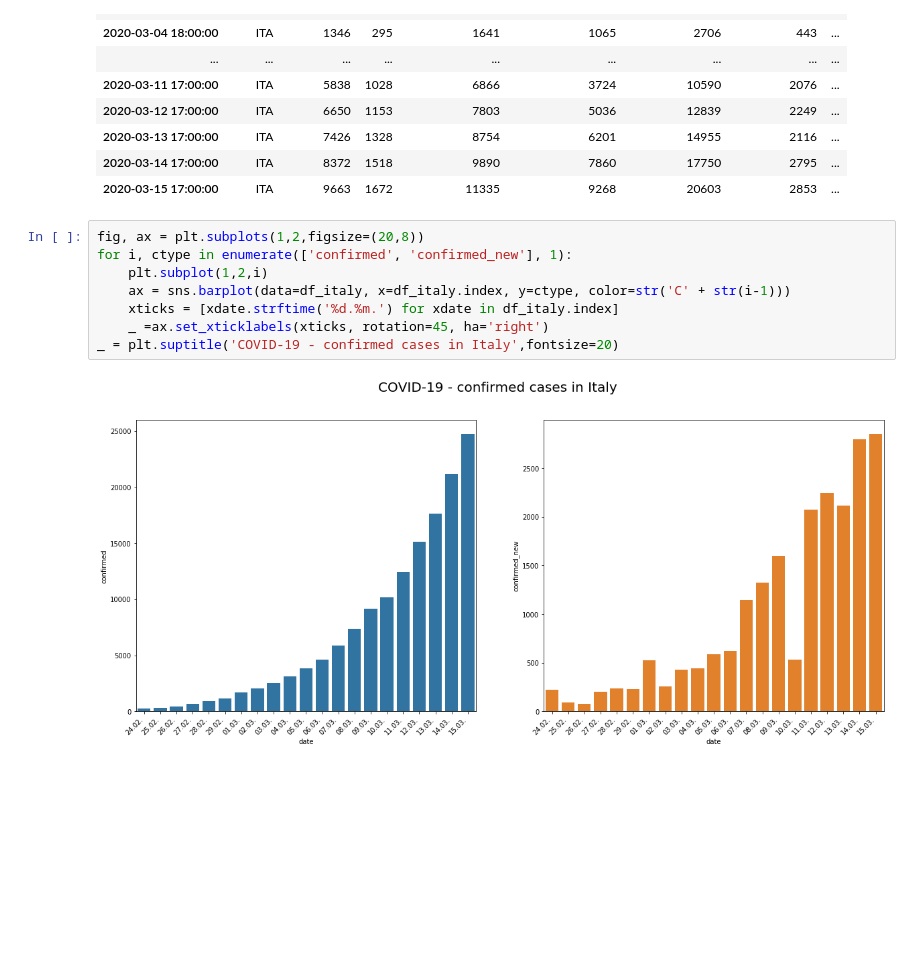
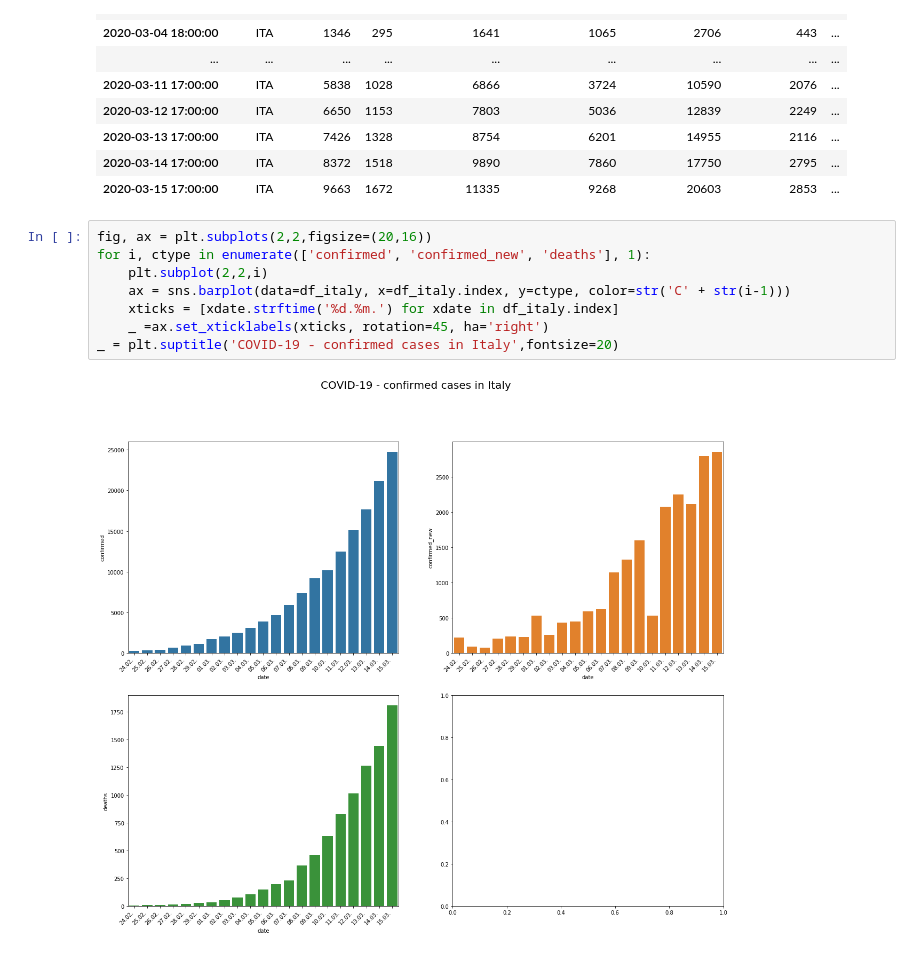
Before and after one commit to normannexo/COVID-19, a Jupyter notebook: covid19_italy.ipynb, the cells around one changed output. Drawn from its saved outputs; the diff is of its cells as text; blank space fills up the shorter version.

```diff
--- a/covid19_italy.ipynb
+++ b/covid19_italy.ipynb
@@ -50,12 +50,12 @@ df_italy
 | 2020-03-14 17:00:00 | ITA | 8372 | 1518 | 9890 | 7860 | 17750 | 2795 | ... |
 | 2020-03-15 17:00:00 | ITA | 9663 | 1672 | 11335 | 9268 | 20603 | 2853 | ... |
 # %%
-fig, ax = plt.subplots(1,2,figsize=(20,8))
-for i, ctype in enumerate(['confirmed', 'confirmed_new'], 1):
-    plt.subplot(1,2,i)
+fig, ax = plt.subplots(2,2,figsize=(20,16))
+for i, ctype in enumerate(['confirmed', 'confirmed_new', 'deaths'], 1):
+    plt.subplot(2,2,i)
     ax = sns.barplot(data=df_italy, x=df_italy.index, y=ctype, color=str('C' + str(i-1)))
     xticks = [xdate.strftime('%d.%m.') for xdate in df_italy.index]
     _ =ax.set_xticklabels(xticks, rotation=45, ha='right')
 _ = plt.suptitle('COVID-19 - confirmed cases in Italy',fontsize=20)
 # %% [output]
-[figure, old version]
+[figure, new version]
```
Also changed, not shown: 3 other files.
